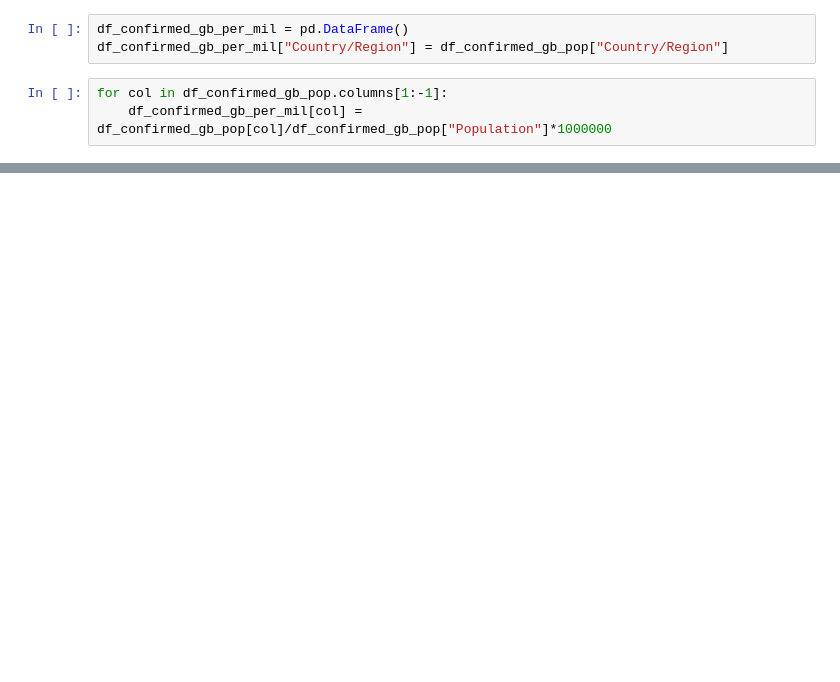
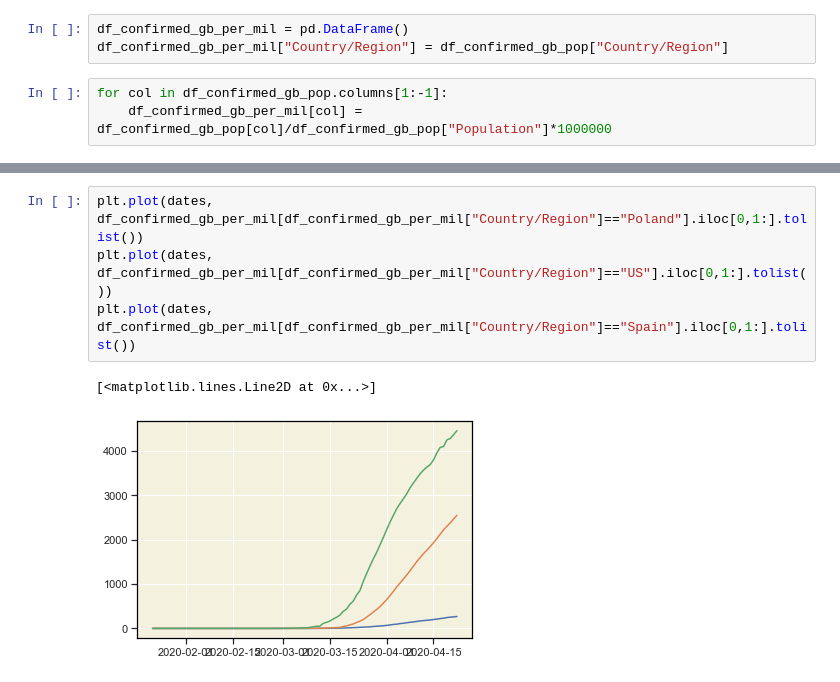
Before and after one commit to msarnacki/coronavirus-2019-nCoV, a Jupyter notebook: main.ipynb, the cells around one changed output, grey strips where cells are left out. Drawn from its saved outputs; the diff is of its cells as text; blank space fills up the shorter version.

Commit message:
added plotting confrmed cases per milion citizens

```diff
--- a/main.ipynb
+++ b/main.ipynb
@@ -596,0 +600,7 @@ df_confirmed_gb_per_mil
+# %%
+plt.plot(dates, df_confirmed_gb_per_mil[df_confirmed_gb_per_mil["Country/Region"]=="Poland"].iloc[0,1:].tolist())
+plt.plot(dates, df_confirmed_gb_per_mil[df_confirmed_gb_per_mil["Country/Region"]=="US"].iloc[0,1:].tolist())
+plt.plot(dates, df_confirmed_gb_per_mil[df_confirmed_gb_per_mil["Country/Region"]=="Spain"].iloc[0,1:].tolist())
+# %% [output]
+[<matplotlib.lines.Line2D at 0x...>]
+[figure, added]
```
Also changed, not shown: parts of 21 cells of this notebook, 12 other files.
